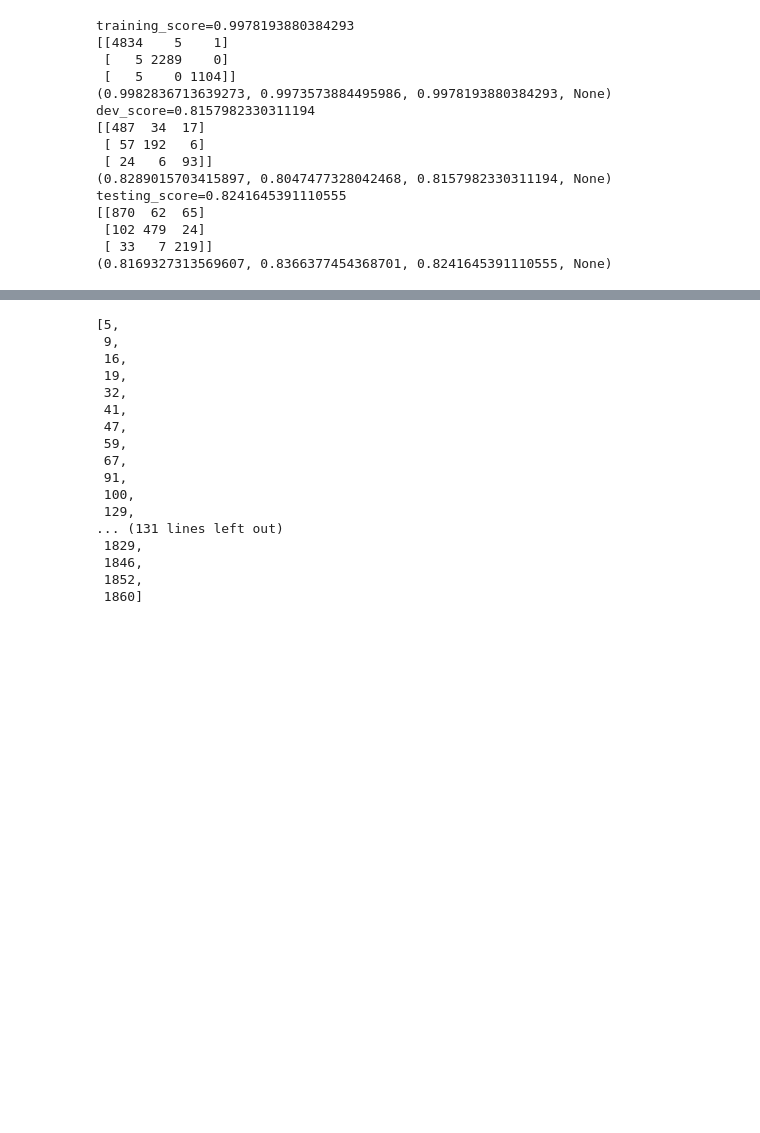
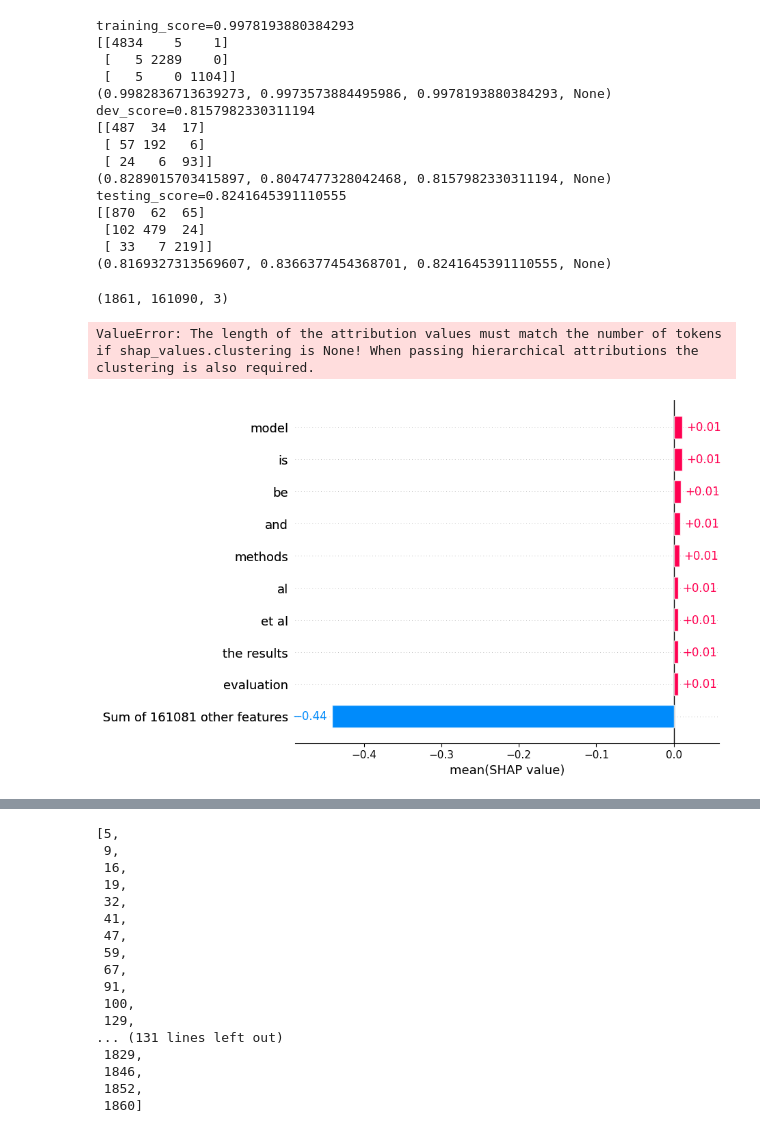
Before and after one commit to melloo21/cs4248, a Jupyter notebook: notebooks/dataset_exploration5.ipynb, the cells around one changed output, grey strips where cells are left out. Saved outputs shown, nothing was run; the diff lists cells and outputs as text; code cells hidden in the pictures; blank space fills up the shorter version.

Commit message:
[feature] add shap and lime plots [feature] add deduplication threshold histogram

```diff
--- a/notebooks/dataset_exploration5.ipynb
+++ b/notebooks/dataset_exploration5.ipynb
@@ -156,3 +156,23 @@ testing_score=0.8241645391110555
  [102 479  24]
  [ 33   7 219]]
 (0.8169327313569607, 0.8366377454368701, 0.8241645391110555, None)
+# %%
+from scipy.sparse import csr_matrix
+import shap
+
+explainer = shap.Explainer(
+    model, csr_matrix.todense(vectorized_train.vectors), feature_names=vectorizer.model.get_feature_names_out()
+)
+shap_values = explainer(csr_matrix.todense(vectorized_test.vectors))
+# %%
+shap_values.shape
+# %% [output]
+(1861, 161090, 3)
+# %%
+shap.plots.text(shap_values[:, :, 0])
+# %% [output]
+ValueError: The length of the attribution values must match the number of tokens if shap_values.clustering is None! When passing hierarchical attributions the clustering is also required.
+# %%
+shap.plots.bar(shap_values[:, :, 0].mean(0), order=shap.Explanation.argsort.flip)
+# %% [output]
+[figure, added]
```
Also changed, not shown: parts of 16 cells of this notebook, 2 other files.
